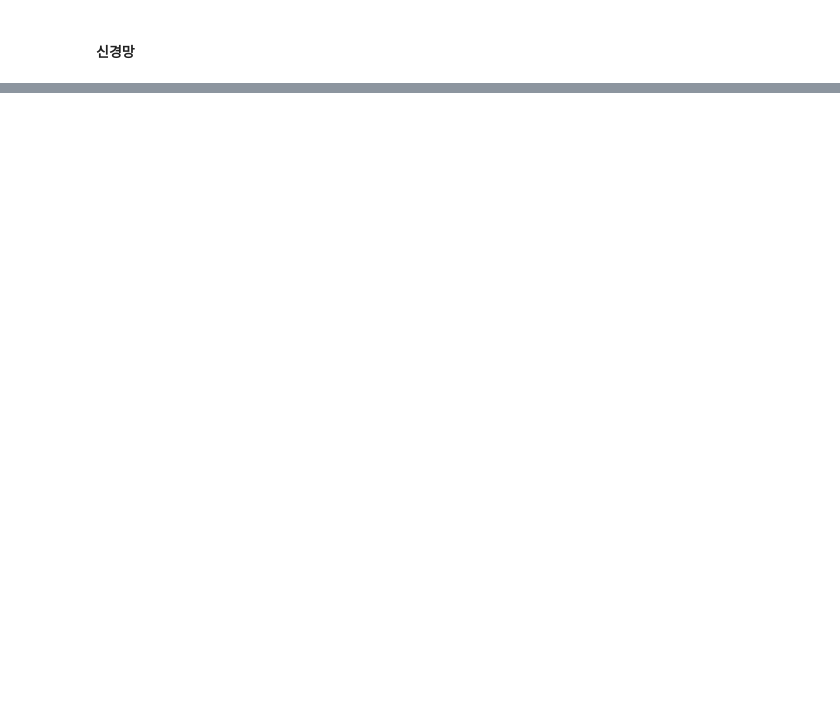
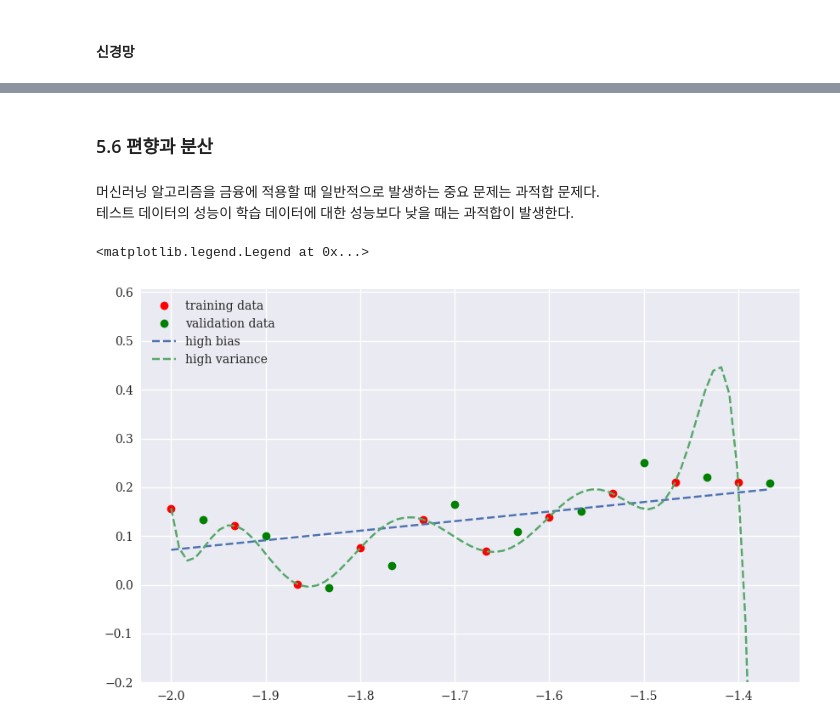
Before and after one commit to waterlemon7z/AI-in-Finance, a Jupyter notebook: notebook/AI-in-Finance Chap.5.ipynb, the cells around one changed output, grey strips where cells are left out. Cells and saved outputs as stored; diff of their text form; code cells hidden in the pictures; blank space fills up the shorter version.

```diff
--- a/notebook/AI-in-Finance Chap.5.ipynb
+++ b/notebook/AI-in-Finance Chap.5.ipynb
@@ -126,0 +377,5 @@ Skipping registering GPU devices...
+# %% [markdown]
+### 5.6 편향과 분산
+# %% [markdown]
+머신러닝 알고리즘을 금융에 적용할 때 일반적으로 발생하는 중요 문제는 과적합 문제다.
+테스트 데이터의 성능이 학습 데이터에 대한 성능보다 낮을 때는 과적합이 발생한다.
@@ -126,0 +385,20 @@ Skipping registering GPU devices...
+# %%
+f_va = f[1:20:2]
+l_va = l[1:20:2]
+# %%
+reg_b = np.polyfit(f_tr, l_tr, deg= 1)
+# %%
+reg_v = np.polyfit(f_tr, l_tr, deg=9, full=True)[0]
+# %%
+f_ = np.linspace(f_tr.min(), f_va.max(), 75)
+# %%
+plt.figure(figsize=(10, 6))
+plt.plot(f_tr, l_tr, 'ro', label='training data')
+plt.plot(f_va, l_va, 'go', label='validation data')
+plt.plot(f_, np.polyval(reg_b, f_), '--', label='high bias')
+plt.plot(f_, np.polyval(reg_v, f_), '--', label='high variance')
+plt.ylim(-0.2)
+plt.legend(loc=2)
+# %% [output]
+<matplotlib.legend.Legend at 0x...>
+[figure, added]
```
Also changed, not shown: parts of 44 cells of this notebook.
